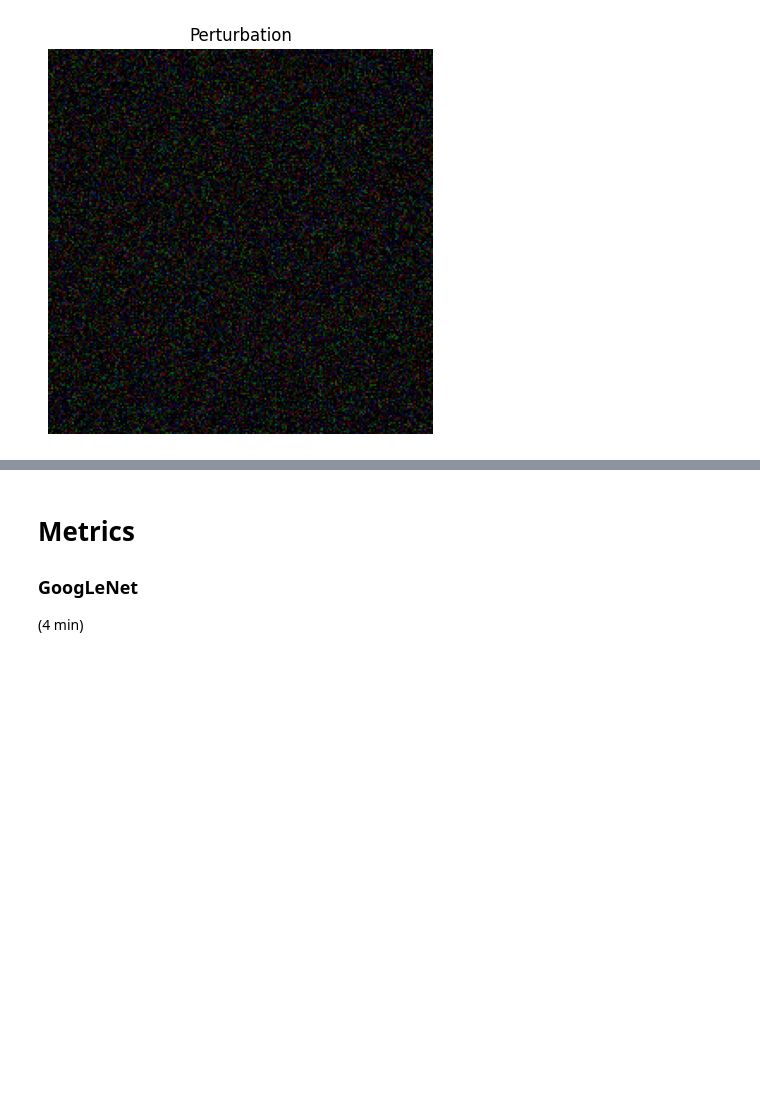
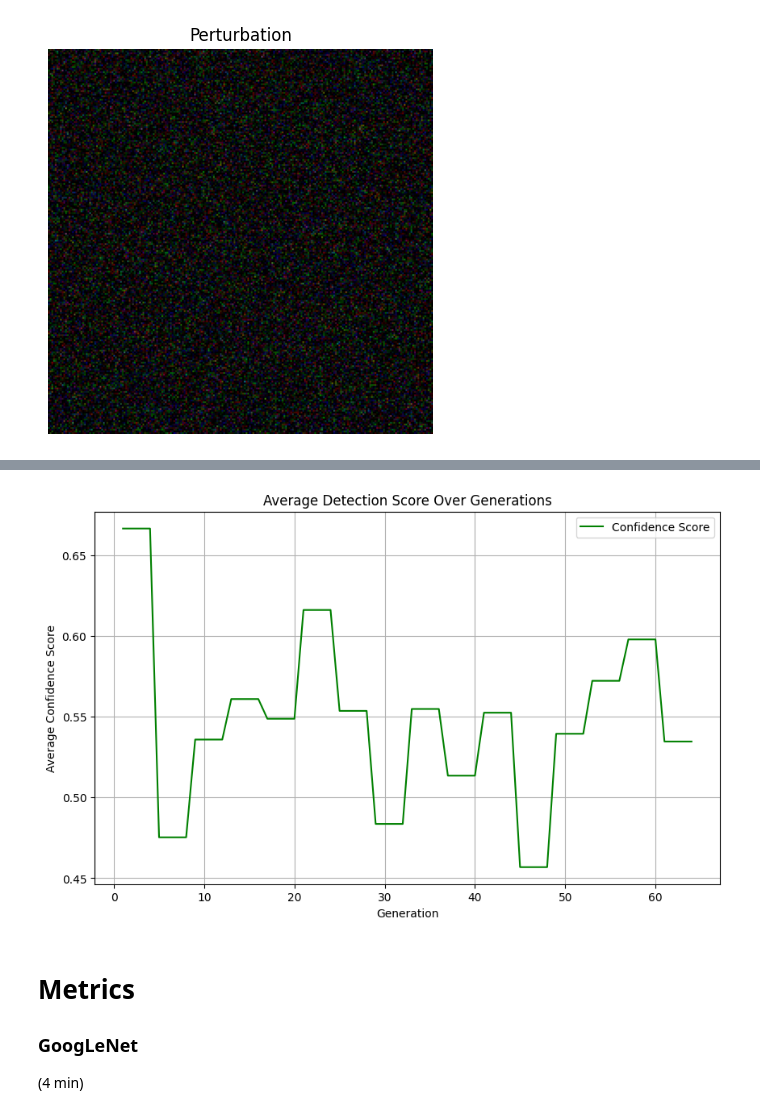
Before and after one commit to EW0824/EUPA, a Jupyter notebook: ga/main.ipynb, the cells around one changed output, grey strips where cells are left out. Saved outputs shown, nothing was run; the diff lists cells and outputs as text; code cells hidden in the pictures; blank space fills up the shorter version.

```diff
--- a/ga/main.ipynb
+++ b/ga/main.ipynb
@@ -174,3 +245,7 @@ visualize_perturbation(universal_perturbation)
+# %%
+plot_confidence_score(metrics_log)
+# %% [output]
+[figure, added]
 # %% [markdown]
 # Metrics
 
```
Also changed, not shown: parts of 8 cells of this notebook, 3 other files.
